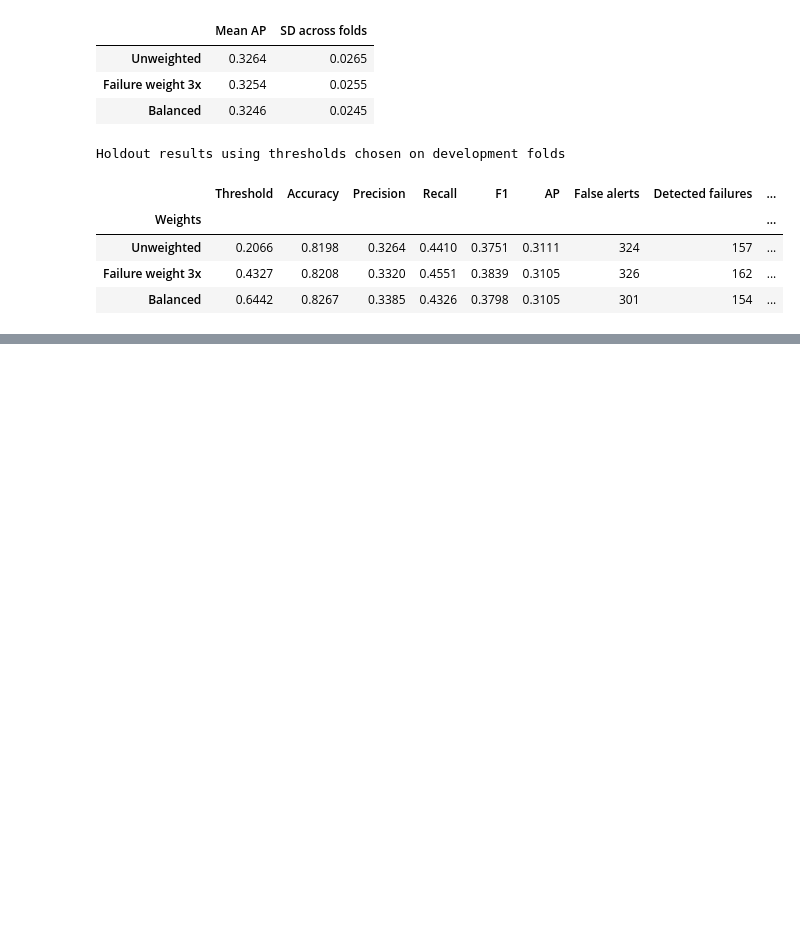
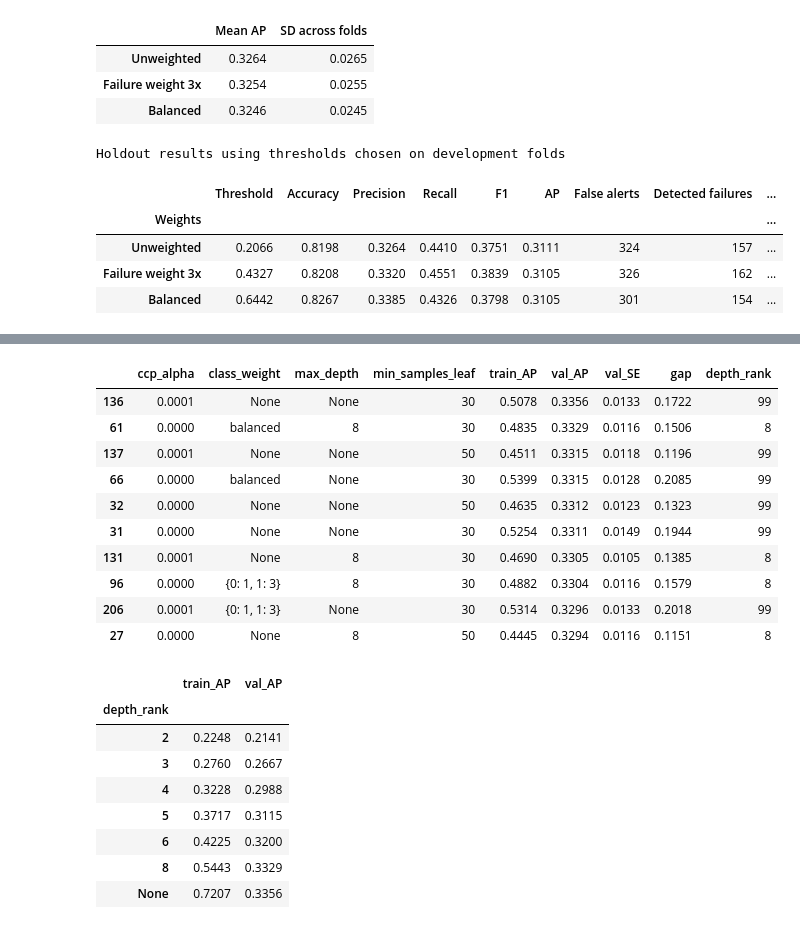
Before and after one commit to zigo-matej/iau_project, a Jupyter notebook: phase_03.ipynb, the cells around one changed output, grey strips where cells are left out. Drawn from its saved outputs; the diff is of its cells as text; code cells hidden in the pictures; blank space fills up the shorter version.

```diff
--- a/phase_03.ipynb
+++ b/phase_03.ipynb
@@ -630,0 +636,25 @@ Holdout results using thresholds chosen on development folds
+# %%
+from sklearn.model_selection import GridSearchCV
+
+cart_pipeline = Pipeline([
+    ("preprocess", clone(preprocessor)),
+    ("classifier", DecisionTreeClassifier(random_state=SEED)),
+])
+
+param_grid = {
+    "classifier__max_depth": [2, 3, 4, 5, 6, 8, None],
+    "classifier__min_samples_leaf": [10, 30, 50, 100, 300],
+    "classifier__ccp_alpha": [0.0, 1e-4, 1e-3],
+    "classifier__class_weight": [None, "balanced", {0: 1, 1: 3}],
+}
+
+search = GridSearchCV(
+    cart_pipeline, param_grid,
+    cv=cv_splits,
+    scoring="average_precision",
+    return_train_score=True,
+    refit=False,
+    n_jobs=-1,
+)
+search.fit(X_train, y_train)
+print(f"{len(search.cv_results_['params'])} settings x {len(cv_splits)} folds evaluated")
@@ -630,0 +671,39 @@ Holdout results using thresholds chosen on development folds
+# %%
+cv_res = pd.DataFrame(search.cv_results_)
+fold_cols = [f"split{i}_test_score" for i in range(len(cv_splits))]
+
+tuning = cv_res[[c for c in cv_res.columns if c.startswith("param_classifier__")]]
+tuning = tuning.rename(columns=lambda c: c.replace("param_classifier__", ""))
+tuning["train_AP"] = cv_res["mean_train_score"]
+tuning["val_AP"] = cv_res["mean_test_score"]
+tuning["val_SE"] = cv_res[fold_cols].sem(axis=1)          # standard error across folds
+tuning["gap"] = tuning["train_AP"] - tuning["val_AP"]      # overfitting indicator
+tuning["depth_rank"] = tuning["max_depth"].map(lambda d: 99 if pd.isna(d) else d)
+
+display(tuning.sort_values("val_AP", ascending=False).head(10).round(4))
+
+# Mean validation AP by depth (best setting of the other parameters for each depth)
+by_depth = (tuning.groupby("depth_rank")[["train_AP", "val_AP"]]
+            .max().rename(index={99: "None"}))
+display(by_depth.round(4))
+# %% [output]
+|  | ccp_alpha | class_weight | max_depth | min_samples_leaf | train_AP | val_AP | val_SE | gap | depth_rank |
+| 136 | 0.0001 | None | None | 30 | 0.5078 | 0.3356 | 0.0133 | 0.1722 | 99 |
+| 61 | 0.0000 | balanced | 8 | 30 | 0.4835 | 0.3329 | 0.0116 | 0.1506 | 8 |
+| 137 | 0.0001 | None | None | 50 | 0.4511 | 0.3315 | 0.0118 | 0.1196 | 99 |
+| 66 | 0.0000 | balanced | None | 30 | 0.5399 | 0.3315 | 0.0128 | 0.2085 | 99 |
+| 32 | 0.0000 | None | None | 50 | 0.4635 | 0.3312 | 0.0123 | 0.1323 | 99 |
+| 31 | 0.0000 | None | None | 30 | 0.5254 | 0.3311 | 0.0149 | 0.1944 | 99 |
+| 131 | 0.0001 | None | 8 | 30 | 0.4690 | 0.3305 | 0.0105 | 0.1385 | 8 |
+| 96 | 0.0000 | {0: 1, 1: 3} | 8 | 30 | 0.4882 | 0.3304 | 0.0116 | 0.1579 | 8 |
+| 206 | 0.0001 | {0: 1, 1: 3} | None | 30 | 0.5314 | 0.3296 | 0.0133 | 0.2018 | 99 |
+| 27 | 0.0000 | None | 8 | 50 | 0.4445 | 0.3294 | 0.0116 | 0.1151 | 8 |
+|  | train_AP | val_AP |
+| depth_rank |  |  |
+| 2 | 0.2248 | 0.2141 |
+| 3 | 0.2760 | 0.2667 |
+| 4 | 0.3228 | 0.2988 |
+| 5 | 0.3717 | 0.3115 |
+| 6 | 0.4225 | 0.3200 |
+| 8 | 0.5443 | 0.3329 |
+| None | 0.7207 | 0.3356 |
```
Also changed, not shown: parts of 19 cells of this notebook.
